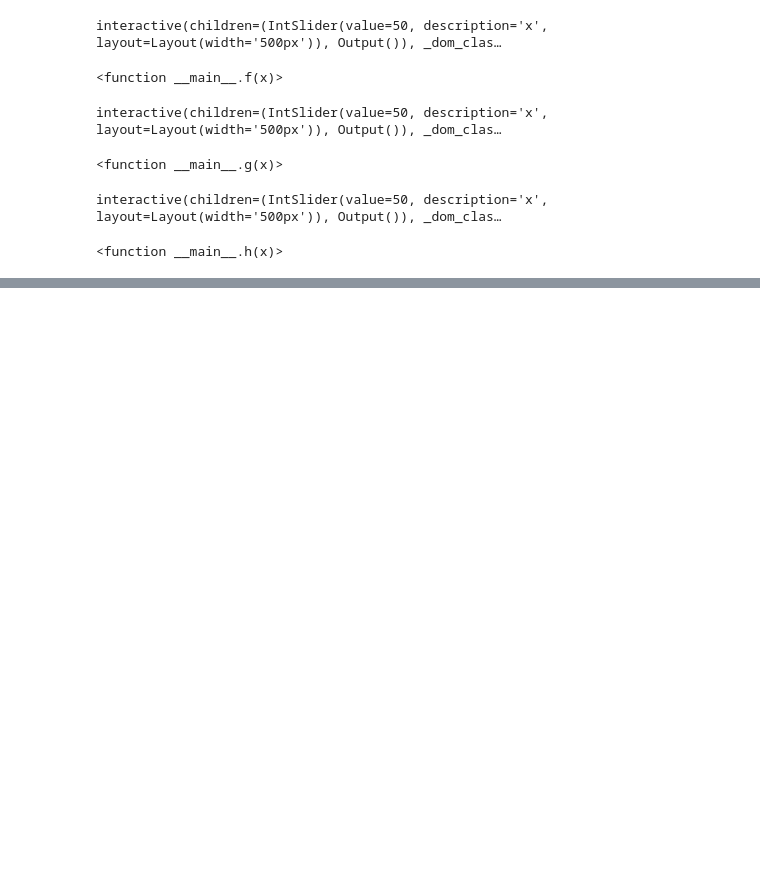
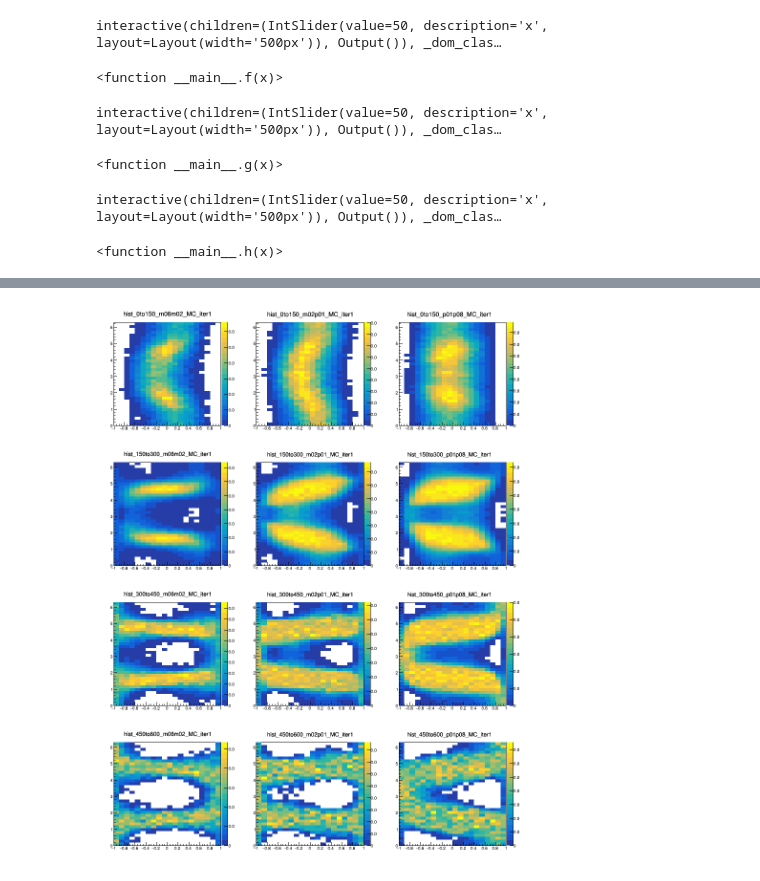
Before and after one commit to szymonharabasz/helicity, a Jupyter notebook: main.ipynb, the cells around one changed output, grey strips where cells are left out. Saved outputs shown, nothing was run; the diff lists cells and outputs as text; code cells hidden in the pictures; blank space fills up the shorter version.

```diff
--- a/main.ipynb
+++ b/main.ipynb
@@ -424,0 +434,13 @@ Warning in <TCanvas::Constructor>: Deleting canvas with same name: can
+# %%
+base_hists = histMakerMC.builder.base_hists
+can3 = TCanvas("c","C",900,1200)
+can3.Divide(3,4)
+can3.Draw()
+for i, hist in enumerate(base_hists[0]):
+    can3.cd(i+1)
+    if not isinstance(hist, list):
+        hist.Draw("COLZ")
+    else:
+        print(hist)
+# %% [output]
+[figure, added]
```
Also changed, not shown: parts of 11 cells of this notebook, 1 other file.
